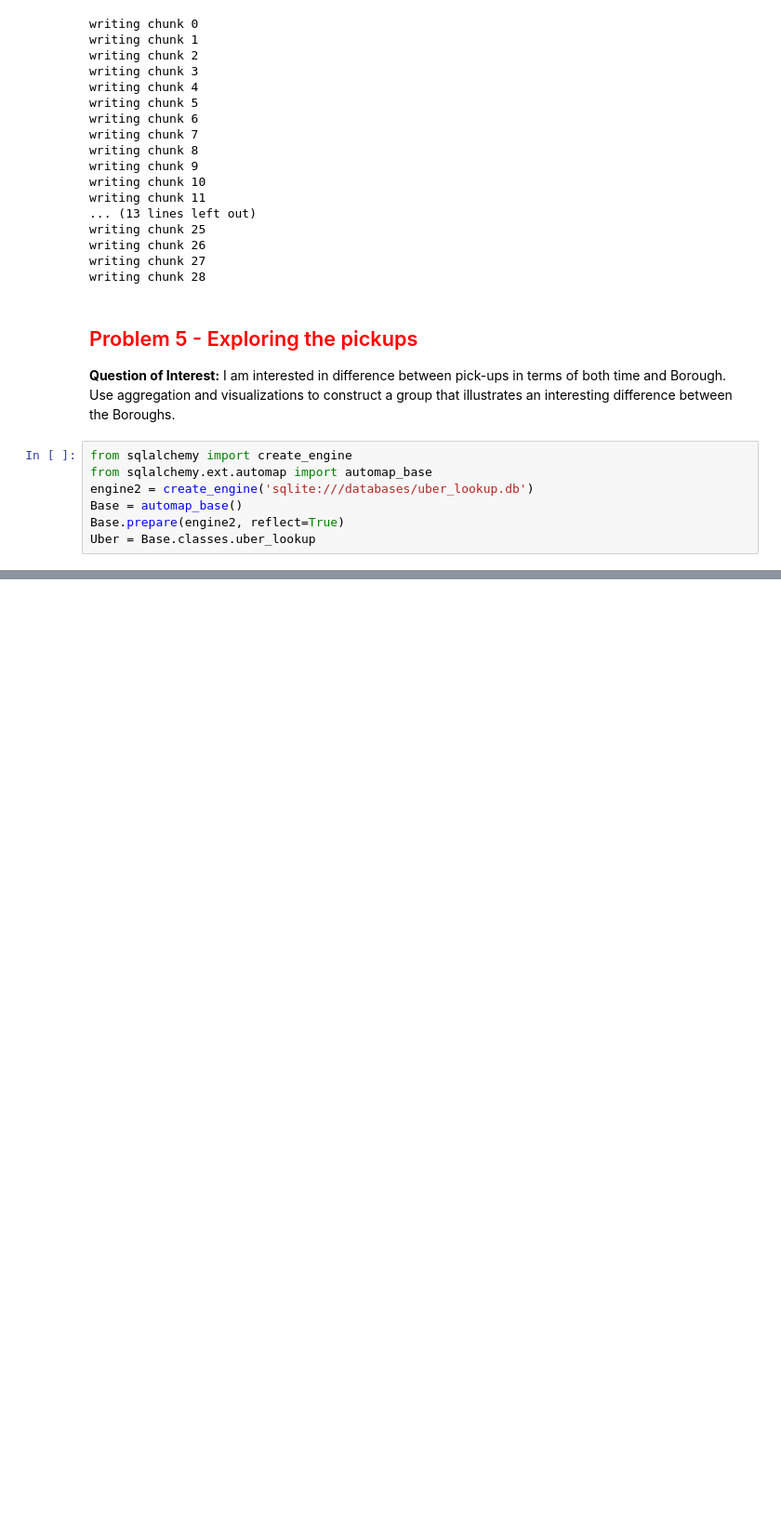
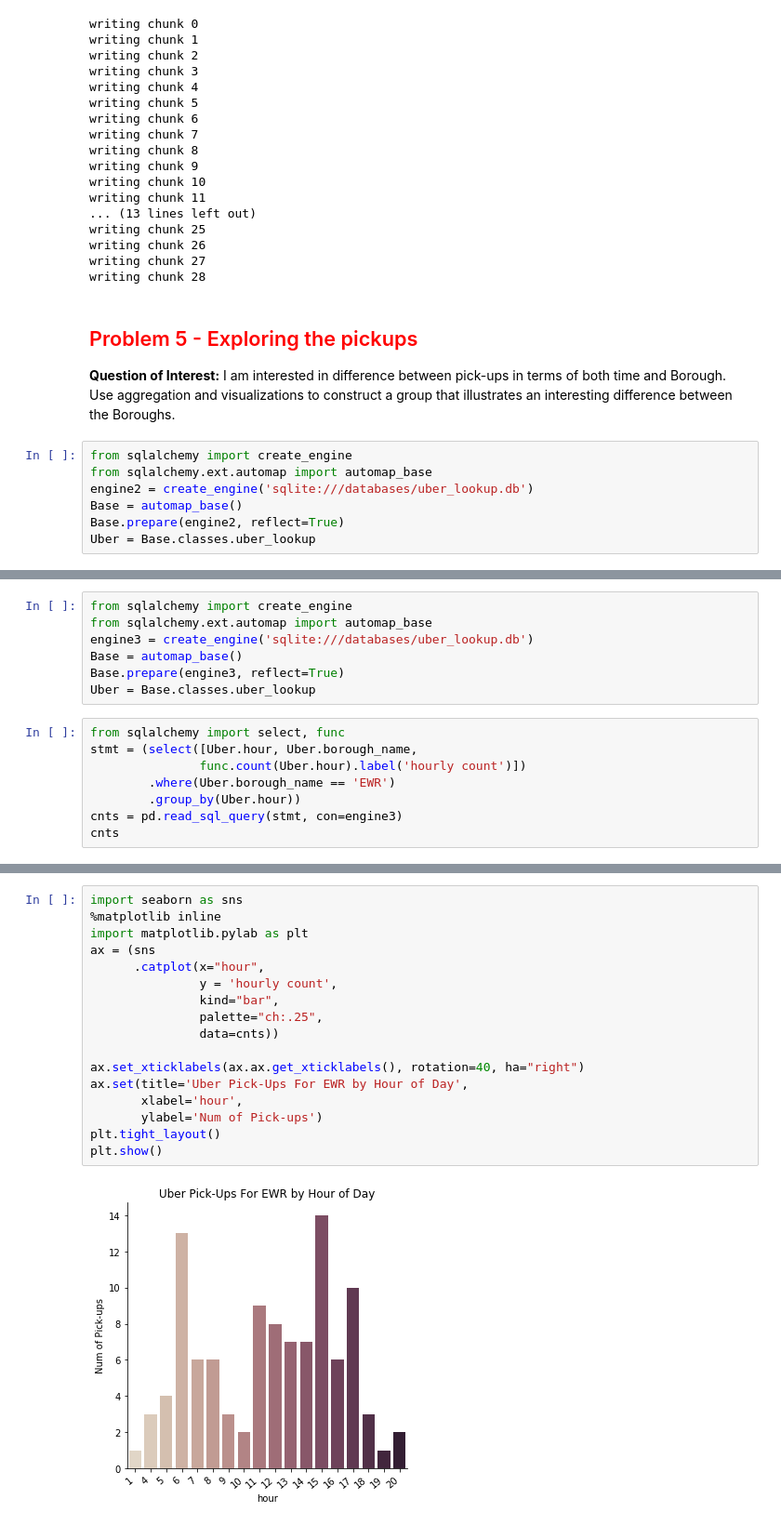
Before and after one commit to acker016/DSCI430, a Jupyter notebook: lab_5_joining_uber_data_DAY1.ipynb, the cells around one changed output, grey strips where cells are left out. Shown at 93% size. Saved outputs shown, nothing was run; the diff lists cells and outputs as text; blank space fills up the shorter version.

```diff
--- a/lab_5_joining_uber_data_DAY1.ipynb
+++ b/lab_5_joining_uber_data_DAY1.ipynb
@@ -349,0 +359,15 @@ plt.show()
+# %%
+from sqlalchemy import create_engine
+from sqlalchemy.ext.automap import automap_base
+engine3 = create_engine('sqlite:///databases/uber_lookup.db')
+Base = automap_base()
+Base.prepare(engine3, reflect=True)
+Uber = Base.classes.uber_lookup
+# %%
+from sqlalchemy import select, func
+stmt = (select([Uber.hour, Uber.borough_name,
+               func.count(Uber.hour).label('hourly count')])
+        .where(Uber.borough_name == 'EWR')
+        .group_by(Uber.hour))
+cnts = pd.read_sql_query(stmt, con=engine3)
+cnts
@@ -349,0 +392,19 @@ plt.show()
+# %%
+import seaborn as sns
+%matplotlib inline
+import matplotlib.pylab as plt
+ax = (sns
+      .catplot(x="hour",
+               y = 'hourly count',
+               kind="bar",
+               palette="ch:.25",
+               data=cnts))
+
+ax.set_xticklabels(ax.ax.get_xticklabels(), rotation=40, ha="right")
+ax.set(title='Uber Pick-Ups For EWR by Hour of Day',
+       xlabel='hour',
+       ylabel='Num of Pick-ups')
+plt.tight_layout()
+plt.show()
+# %% [output]
+[figure, added]
```
Also changed, not shown: parts of 3 cells of this notebook.
